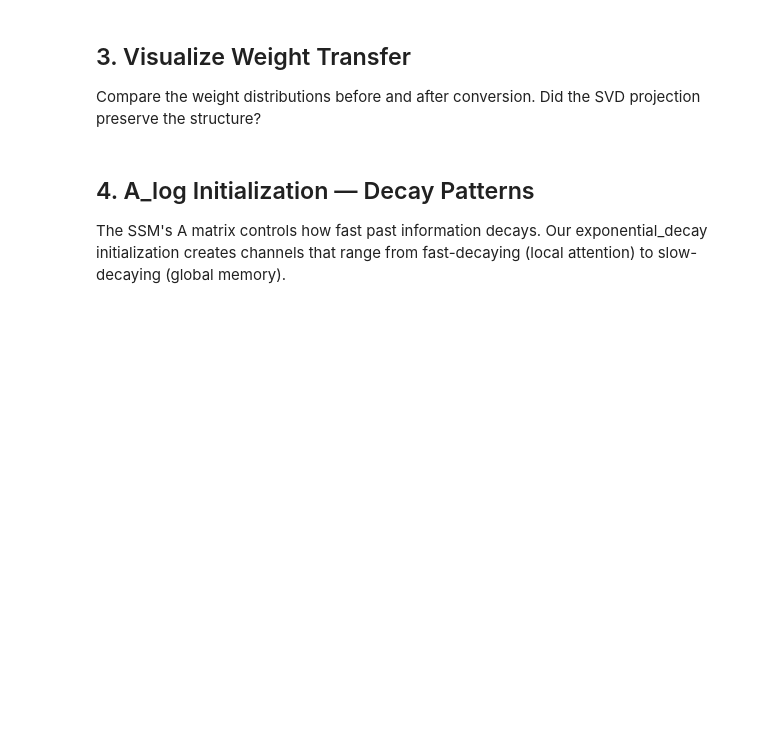
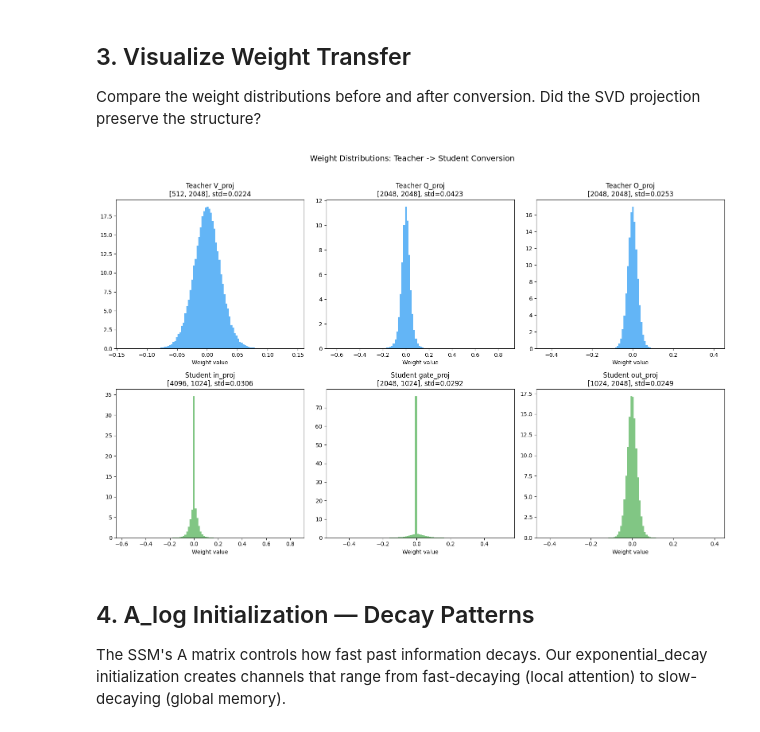
Before and after one commit to Wayy-Research/project-aya, a Jupyter notebook: notebooks/03_block_conversion_experiments.ipynb, the cells around one changed output. Drawn from its saved outputs; the diff is of its cells as text; code cells hidden in the pictures; blank space fills up the shorter version.

```diff
--- a/notebooks/03_block_conversion_experiments.ipynb
+++ b/notebooks/03_block_conversion_experiments.ipynb
@@ -49,18 +56,14 @@ Load just one attention layer from Aya to experiment with conversion without nee
 # %%
-from transformers import AutoModelForCausalLM, AutoTokenizer, BitsAndBytesConfig
+from transformers import AutoModelForCausalLM, AutoTokenizer
 
-MODEL_NAME = "CohereForAI/aya-expanse-8b"
+MODEL_NAME = "CohereLabs/tiny-aya-global"
 
 tokenizer = AutoTokenizer.from_pretrained(MODEL_NAME, trust_remote_code=True)
 
 model = AutoModelForCausalLM.from_pretrained(
     MODEL_NAME,
-    quantization_config=BitsAndBytesConfig(
-        load_in_4bit=True,
-        bnb_4bit_compute_dtype=torch.bfloat16,
-        bnb_4bit_quant_type="nf4",
-    ),
-    device_map="auto",
+    torch_dtype=torch.float16,
+    device_map="cpu",
     trust_remote_code=True,
 )
 model.eval()
@@ -91,19 +109,26 @@ Convert teacher attention layer 0 → student SSM block using weight mapping. Th
 # %%
-# Create student SSM block matching our config
+# Create student SSM block — dimensions derived from teacher config
+# Teacher hidden_size=2048, so student d_model=1024 gives a 2x compression
+student_d_model = cfg.hidden_size // 2
+student_d_ff = cfg.intermediate_size // 4
+
 student_cfg = AetherisConfig(
-    vocab_size=256000,
-    d_model=1024,
+    vocab_size=tokenizer.vocab_size,
+    d_model=student_d_model,
     n_layer=24,
     num_experts=4,
     top_k=1,
-    d_ff=3072,
+    d_ff=student_d_ff,
     ssm_d_state=16,
     ssm_expand=2,
     max_seq_len=2048,
 )
 
+print(f"Teacher: hidden_size={cfg.hidden_size}, intermediate_size={cfg.intermediate_size}")
+print(f"Student: d_model={student_cfg.d_model}, d_inner={student_cfg.d_inner}, d_ff={student_cfg.d_ff}")
+
 ssm_block = SSMBlock(student_cfg)
-print(f"Student SSM: d_model={ssm_block.d_model}, d_inner={ssm_block.d_inner}, d_state={ssm_block.d_state}")
+print(f"\nStudent SSM: d_model={ssm_block.d_model}, d_inner={ssm_block.d_inner}, d_state={ssm_block.d_state}")
 print(f"Student SSM params: {sum(p.numel() for p in ssm_block.parameters()):,}")
 
 # Store pre-conversion weights for comparison
@@ -122,34 +155,37 @@ Compare the weight distributions before and after conversion. Did the SVD projec
 # %%
 fig, axes = plt.subplots(2, 3, figsize=(16, 10))
 
 # Row 1: Teacher weights
 teacher_weights = {
     "V_proj": attn_0.v_proj.weight.data.float().cpu(),
     "Q_proj": attn_0.q_proj.weight.data.float().cpu(),
     "O_proj": attn_0.o_proj.weight.data.float().cpu(),
 }
 for ax, (name, w) in zip(axes[0], teacher_weights.items()):
     vals = w.flatten().numpy()
     ax.hist(vals, bins=100, alpha=0.7, color="#2196F3", density=True)
     ax.set_title(f"Teacher {name}\n{list(w.shape)}, std={vals.std():.4f}")
     ax.set_xlabel("Weight value")
 
 # Row 2: Student weights (after conversion)
 student_weights = {
     "in_proj": ssm_block.in_proj.weight.data.float().cpu(),
     "gate_proj": ssm_block.gate_proj.weight.data.float().cpu(),
     "out_proj": ssm_block.out_proj.weight.data.float().cpu(),
 }
 for ax, (name, w) in zip(axes[1], student_weights.items()):
     vals = w.flatten().numpy()
     ax.hist(vals, bins=100, alpha=0.7, color="#4CAF50", density=True)
     ax.set_title(f"Student {name}\n{list(w.shape)}, std={vals.std():.4f}")
     ax.set_xlabel("Weight value")
 
-plt.suptitle("Weight Distributions: Teacher → Student Conversion", fontsize=14, y=1.02)
+plt.suptitle("Weight Distributions: Teacher -> Student Conversion", fontsize=14, y=1.02)
 plt.tight_layout()
+Path("../results").mkdir(exist_ok=True)
 plt.savefig("../results/weight_transfer_distributions.png", dpi=150, bbox_inches="tight")
 plt.show()
+# %% [output]
+[figure, added]
 # %% [markdown]
 ## 4. A_log Initialization — Decay Patterns
 
```
Also changed, not shown: parts of 14 cells of this notebook, 17 other files.
